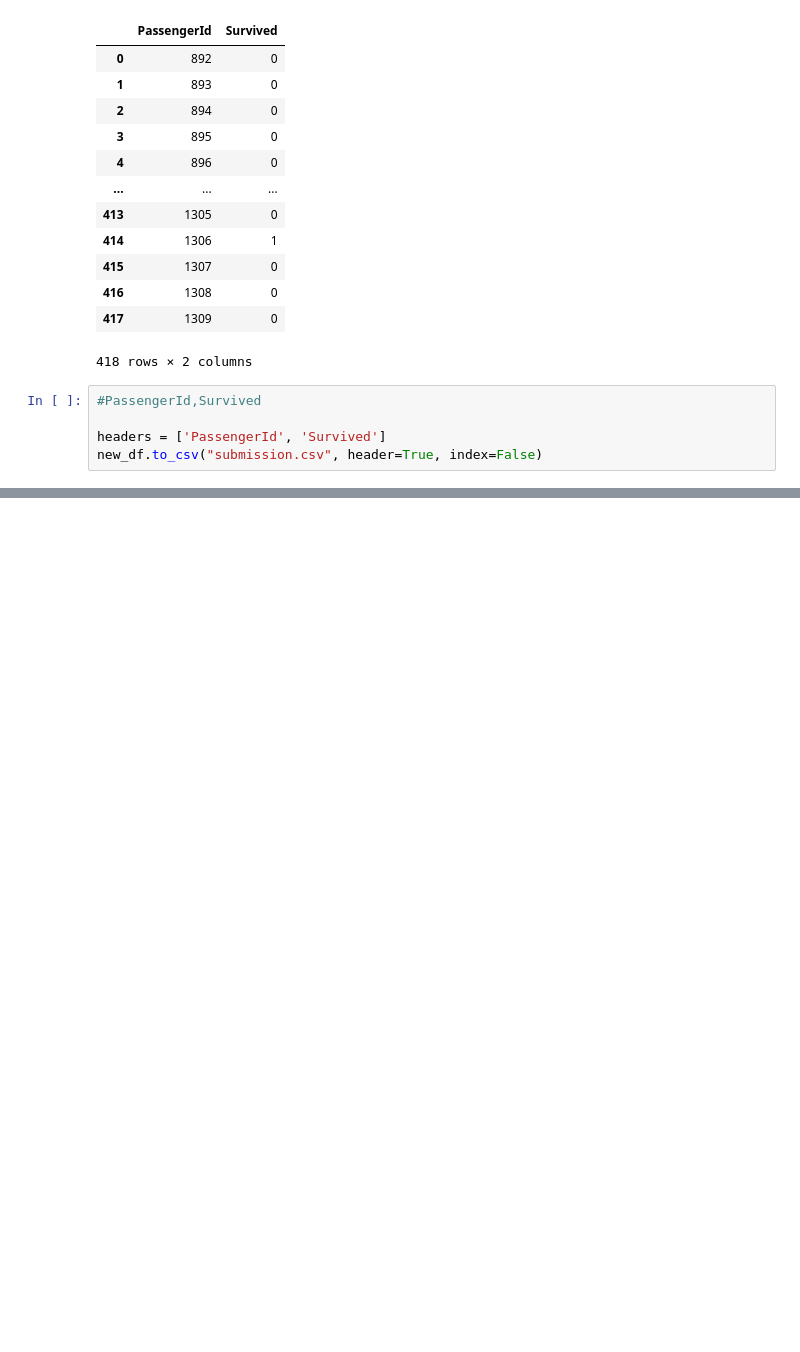
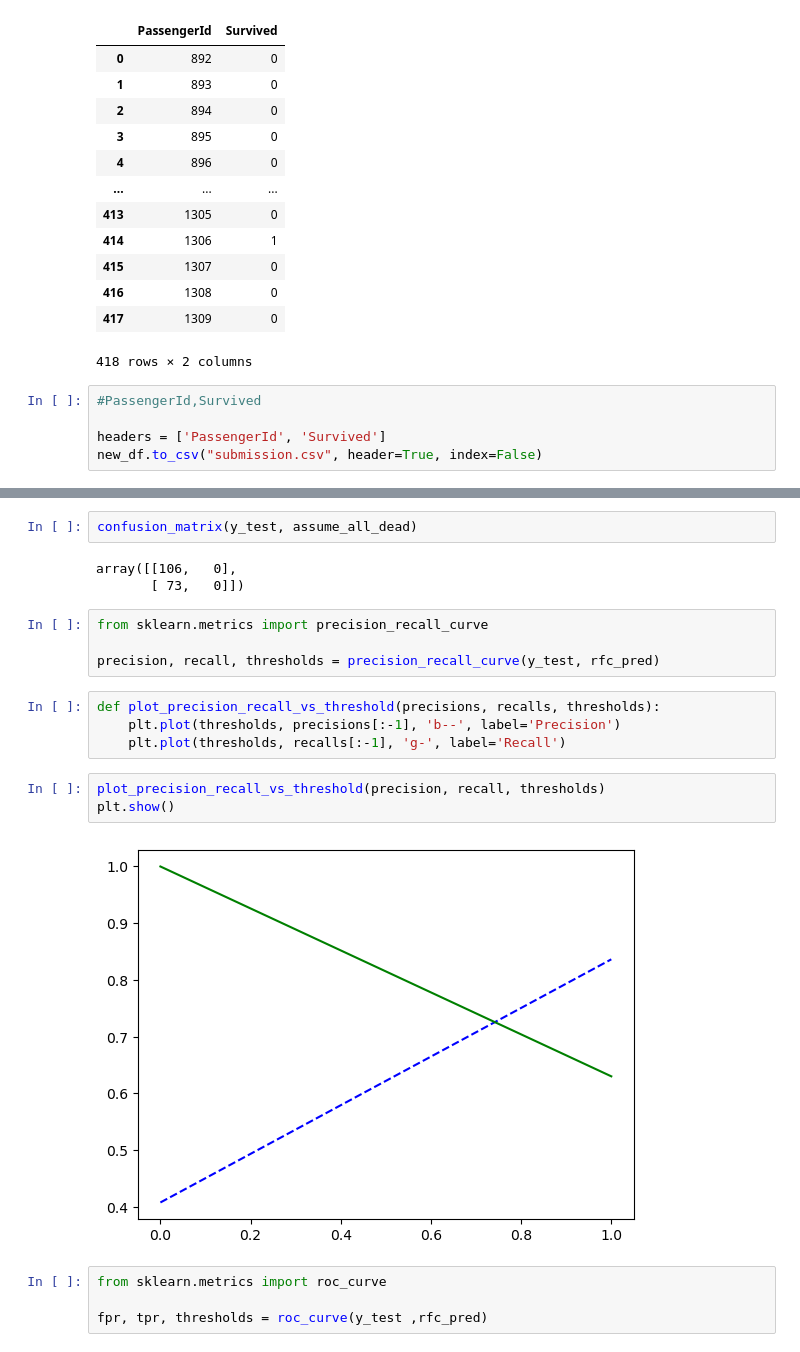
Before and after one commit to ameram/ai-journey, a Jupyter notebook: titanic-test-01.ipynb, the cells around one changed output, grey strips where cells are left out. Saved outputs shown, nothing was run; the diff lists cells and outputs as text; blank space fills up the shorter version.

Commit message:
Added metrics, seems pretty mediocre.

```diff
--- a/titanic-test-01.ipynb
+++ b/titanic-test-01.ipynb
@@ -550,0 +565,22 @@ new_df.to_csv("submission.csv", header=True, index=False)
+# %%
+confusion_matrix(y_test, assume_all_dead)
+# %% [output]
+array([[106,   0],
+       [ 73,   0]])
+# %%
+from sklearn.metrics import precision_recall_curve
+
+precision, recall, thresholds = precision_recall_curve(y_test, rfc_pred)
+# %%
+def plot_precision_recall_vs_threshold(precisions, recalls, thresholds):
+    plt.plot(thresholds, precisions[:-1], 'b--', label='Precision')
+    plt.plot(thresholds, recalls[:-1], 'g-', label='Recall')
+# %%
+plot_precision_recall_vs_threshold(precision, recall, thresholds)
+plt.show()
+# %% [output]
+[figure, added]
+# %%
+from sklearn.metrics import roc_curve
+
+fpr, tpr, thresholds = roc_curve(y_test ,rfc_pred)
```
Also changed, not shown: parts of 11 cells of this notebook.
